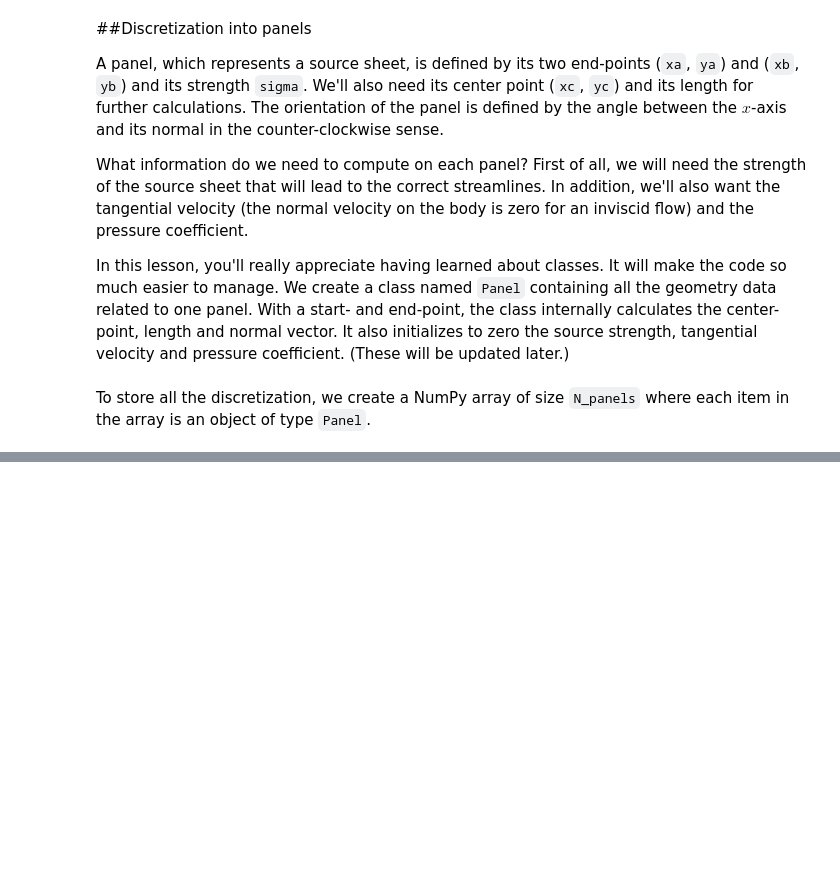
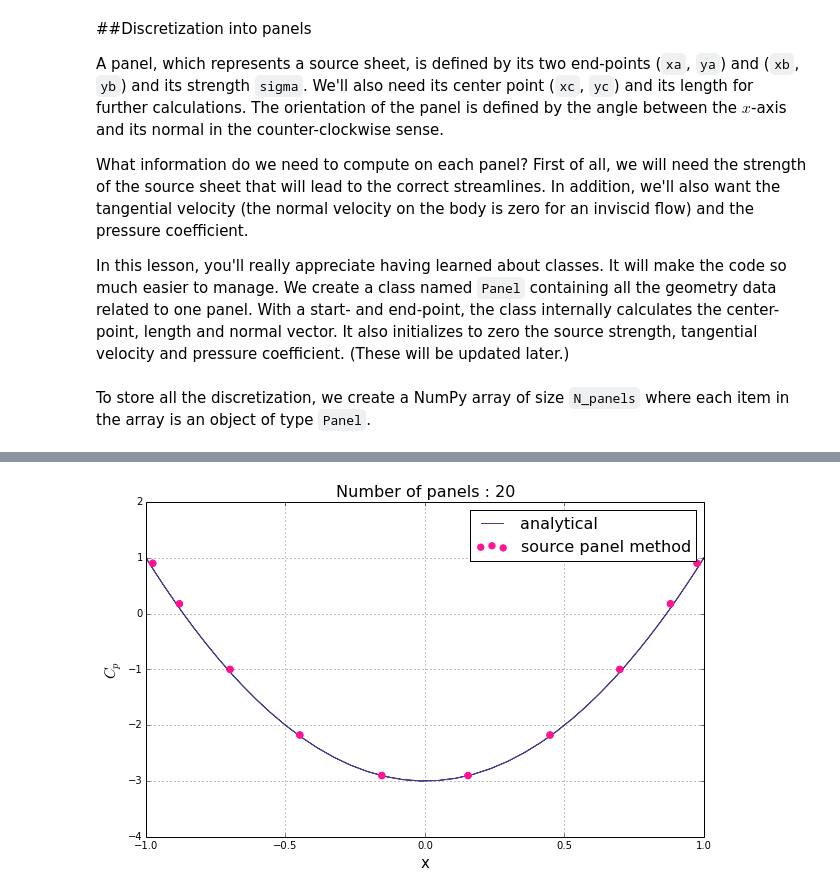
Before and after one commit to engamohd/AeroPython, a Jupyter notebook: my_codes/lesson09_mc.ipynb, the cells around one changed output, grey strips where cells are left out. Cells and saved outputs as stored; diff of their text form; code cells hidden in the pictures; blank space fills up the shorter version.

```diff
--- a/my_codes/lesson09_mc.ipynb
+++ b/my_codes/lesson09_mc.ipynb
@@ -120,0 +331,21 @@ pyplot.legend(['cylinder', 'panels', 'end-points', 'center-points'],
+# %%
+# calculates the analytical surface pressure coefficient
+cp_analytical = 1.0 - 4*(y_cyl/R)**2
+# %%
+# plots the surface pressure coefficient
+
+pyplot.figure(figsize=(10,6))      #set plot size
+pyplot.grid(True)                  #plot the grid
+pyplot.xlabel('x', fontsize=15)    #set x-label
+pyplot.ylabel('$C_p$', fontsize=15)    #set y-label
+pyplot.xlim(-1.0, 1.0)
+pyplot.ylim(-4.0, 2.0)
+
+pyplot.plot(x_cyl, cp_analytical, color='#483D8B', linestyle='-', linewidth=1, zorder=1)
+pyplot.scatter([p.xc for p in panels], [p.cp for p in panels], color='deeppink', s=40, zorder=2)
+pyplot.title('Number of panels : %d' % N_panels, fontsize=16)
+pyplot.legend(['analytical', 'source panel method'], loc='best', prop={'size':16})
+
+#There are only "five points" cause C_p is symetric.;
+# %% [output]
+[figure, added]
```
Also changed, not shown: parts of 23 cells of this notebook.
